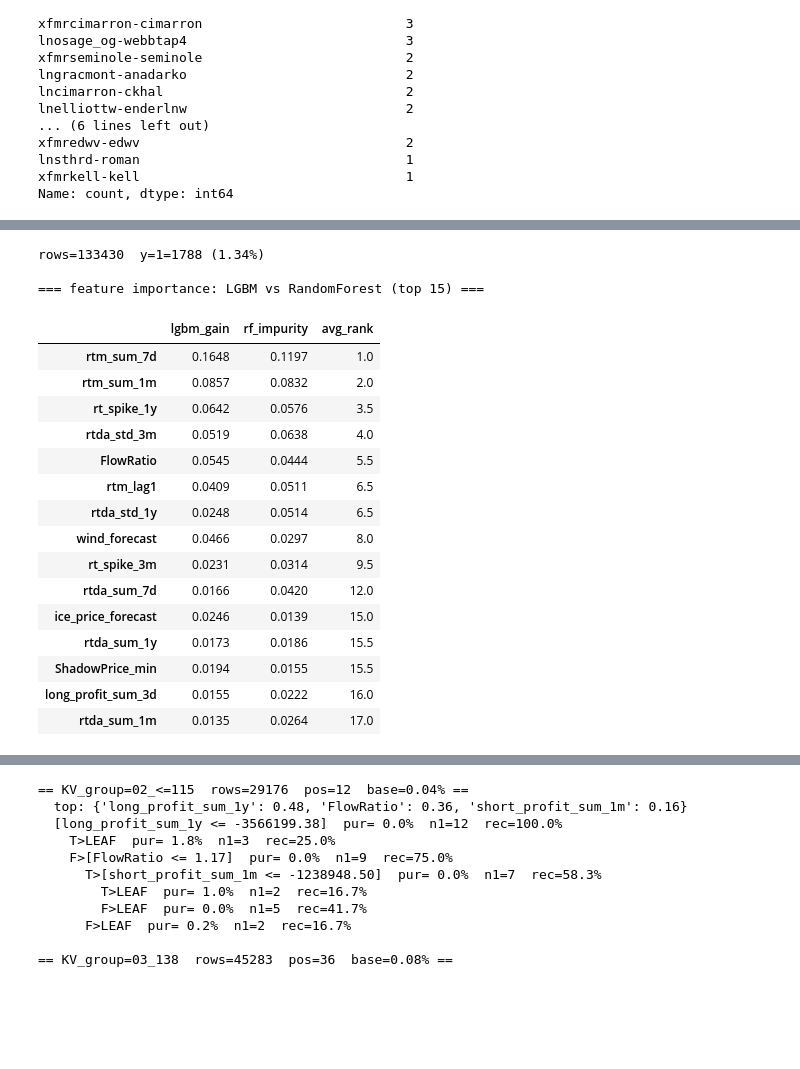
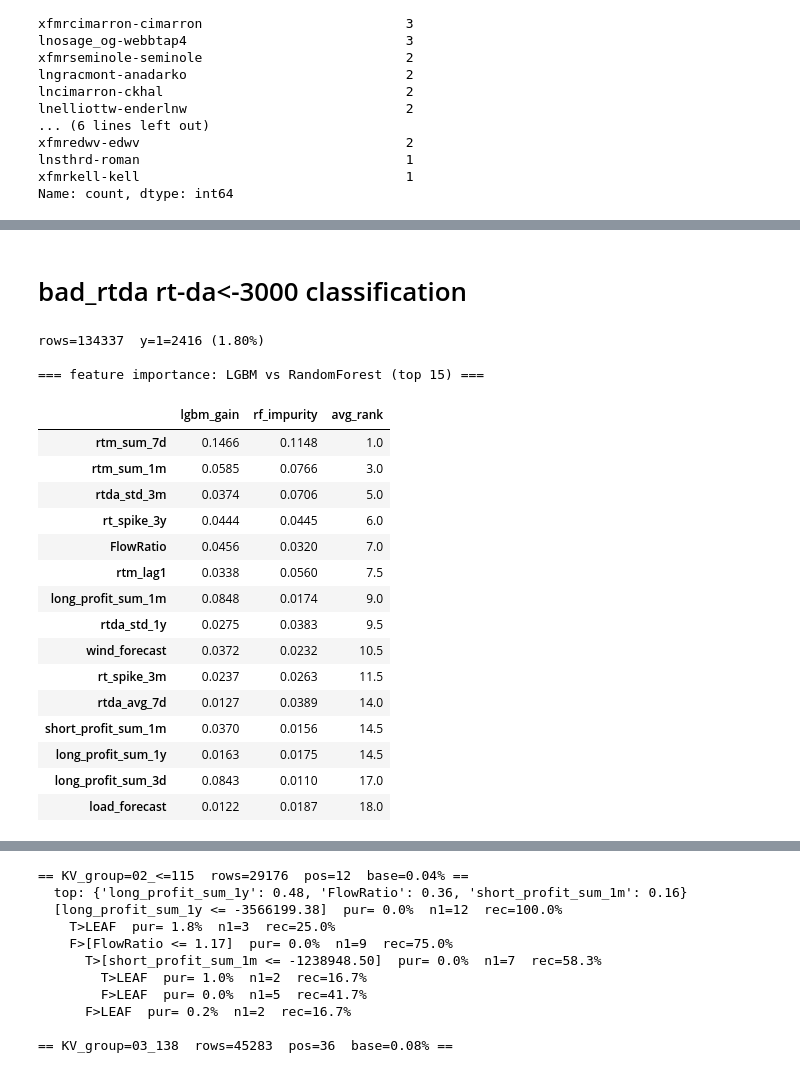
Before and after one commit to qingcheng-rgb/Qingcheng, a Jupyter notebook: QCTest/constraint_family_exposure_risk/SPP_risk_cut_analysis.ipynb, the cells around one changed output, grey strips where cells are left out. Cells and saved outputs as stored; diff of their text form; code cells hidden in the pictures; blank space fills up the shorter version.

```diff
--- a/QCTest/constraint_family_exposure_risk/SPP_risk_cut_analysis.ipynb
+++ b/QCTest/constraint_family_exposure_risk/SPP_risk_cut_analysis.ipynb
@@ -26,0 +98,35 @@ holdout_df: (231724, 80)
+# %%
+# keys present in train OR holdout
+existing = pd.concat([
+    train_df[['dt', 'constraint_family_num']],
+    holdout_df[['dt', 'constraint_family_num']],
+]).drop_duplicates()
+
+# align dtypes so the join matches (dt as str, family as int)
+merged_all_2021['dt'] = merged_all_2021['dt'].astype(str)
+merged_all_2021['constraint_family_num'] = merged_all_2021['constraint_family_num'].astype('int64')
+existing['dt'] = existing['dt'].astype(str)
+existing['constraint_family_num'] = existing['constraint_family_num'].astype('int64')
+
+# keep only merged_all_2021 rows NOT in train_df/holdout_df
+chk = merged_all_2021.merge(existing, on=['dt', 'constraint_family_num'],
+                            how='left', indicator=True)
+only_in_result = chk[chk['_merge'] == 'left_only'].drop(columns='_merge')
+
+print('rows only in merged_all_2021:', len(only_in_result),
+      '| families:', only_in_result['constraint_family_num'].nunique())
+only_in_result.head()
+
+only_in_result = only_in_result.query('rtm <= -3000')
+
+common_cols = [c for c in train_df.columns if c in only_in_result.columns]
+
+combined = pd.concat(
+    [train_df, only_in_result[common_cols]],
+    ignore_index=True,
+)
+print('combined:', combined.shape, '| cols:', len(combined.columns))
+combined.tail()
+
+train_df = combined
+del combined
@@ -582,3 +701,5 @@ dropped:  53
+# %% [markdown]
+# bad_rtda rt-da<-3000 classification
 # %%
 import numpy as np, pandas as pd, lightgbm as lgb
 from sklearn.ensemble import RandomForestClassifier
@@ -620,55 +741,47 @@ def show(nd=0, dep=0, br=''):
     tot = n1[nd] + n0[nd]; pur = n1[nd]/tot*100 if tot else 0; rec = n1[nd]/pos*100
     lab = 'LEAF' if t.feature[nd]==_tree.TREE_UNDEFINED else f'[{feat[t.feature[nd]]} <= {t.threshold[nd]:.3f}]'
     print(f'  {"  "*dep}{br}{lab}  n1={int(n1[nd]):>4}  purity={pur:4.1f}%  recall={rec:4.1f}%')
     if t.feature[nd] != _tree.TREE_UNDEFINED:
         show(t.children_left[nd], dep+1, 'T> ')   # <= thr
         show(t.children_right[nd], dep+1, 'F> ')  # >  thr
 show()
 
 # leaf rules ranked by #1s captured (kept from your cell)
 rules = {}
 def rec(n, c):
     if t.feature[n]==_tree.TREE_UNDEFINED: rules[n]=' AND '.join(c) or '(all)'
     else:
         f, th = feat[t.feature[n]], t.threshold[n]
         rec(t.children_left[n], c+[f'{f} <= {th:.3f}']); rec(t.children_right[n], c+[f'{f} > {th:.3f}'])
 rec(0, [])
 leaves = [i for i in range(t.node_count) if t.feature[i]==_tree.TREE_UNDEFINED]
 tab = (pd.DataFrame([{'n_1':int(n1[i]),'n_rows':int(n1[i]+n0[i]),
                       'recall':round(n1[i]/pos*100,1),'purity':round(n1[i]/(n1[i]+n0[i])*100,1),
                       'rule':rules[i]} for i in leaves]).sort_values('n_1',ascending=False).reset_index(drop=True))
 tab['cum_recall'] = (tab['n_1'].cumsum()/pos*100).round(1); tab['cum_rows'] = (tab['n_rows'].cumsum()/N*100).round(1)
 print('\n=== leaf rules ranked by # of 1s captured ===')
 for _, r in tab.iterrows():
     print(f"n_1={int(r['n_1']):>4}  recall={r['recall']:>5}%  purity={r['purity']:>5}%  "
           f"cum_recall={r['cum_recall']:>5}%  cum_rows={r['cum_rows']:>5}%")
     print(f"     RULE: {r['rule']}")
-
-# ---------- 3) resample? ----------
-print('\n=== resample judgement ===')
-print(f'positives = {pos}  ({base*100:.2f}% of {N})')
-if   pos >= 5000: print(f"Verdict: NO — {pos:,} positives is plenty; keep class_weight='balanced'.")
-elif pos >= 1000: print(f"Verdict: NO (borderline) — {pos:,} positives is enough for trees; class_weight handles the {base*100:.1f}% imbalance. Resample only if recall stays poor.")
-else:             print(f"Verdict: {pos} is few — class_weight first; SMOTE/undersample may help but validate on an untouched holdout.")
-print("  Judge with recall / PR-AUC / lift and tune the threshold — not accuracy; prefer weights over resampling.")
 # %% [output]
-rows=133430  y=1=1788 (1.34%)
+rows=134337  y=1=2416 (1.80%)
 
 === feature importance: LGBM vs RandomForest (top 15) ===
 |  | lgbm_gain | rf_impurity | avg_rank |
-| rtm_sum_7d | 0.1648 | 0.1197 | 1.0 |
-| rtm_sum_1m | 0.0857 | 0.0832 | 2.0 |
-| rt_spike_1y | 0.0642 | 0.0576 | 3.5 |
-| rtda_std_3m | 0.0519 | 0.0638 | 4.0 |
-| FlowRatio | 0.0545 | 0.0444 | 5.5 |
-| rtm_lag1 | 0.0409 | 0.0511 | 6.5 |
-| rtda_std_1y | 0.0248 | 0.0514 | 6.5 |
-| wind_forecast | 0.0466 | 0.0297 | 8.0 |
-| rt_spike_3m | 0.0231 | 0.0314 | 9.5 |
-| rtda_sum_7d | 0.0166 | 0.0420 | 12.0 |
-| ice_price_forecast | 0.0246 | 0.0139 | 15.0 |
-| rtda_sum_1y | 0.0173 | 0.0186 | 15.5 |
-| ShadowPrice_min | 0.0194 | 0.0155 | 15.5 |
-| long_profit_sum_3d | 0.0155 | 0.0222 | 16.0 |
-| rtda_sum_1m | 0.0135 | 0.0264 | 17.0 |
+| rtm_sum_7d | 0.1466 | 0.1148 | 1.0 |
+| rtm_sum_1m | 0.0585 | 0.0766 | 3.0 |
+| rtda_std_3m | 0.0374 | 0.0706 | 5.0 |
+| rt_spike_3y | 0.0444 | 0.0445 | 6.0 |
+| FlowRatio | 0.0456 | 0.0320 | 7.0 |
+| rtm_lag1 | 0.0338 | 0.0560 | 7.5 |
+| long_profit_sum_1m | 0.0848 | 0.0174 | 9.0 |
+| rtda_std_1y | 0.0275 | 0.0383 | 9.5 |
+| wind_forecast | 0.0372 | 0.0232 | 10.5 |
+| rt_spike_3m | 0.0237 | 0.0263 | 11.5 |
+| rtda_avg_7d | 0.0127 | 0.0389 | 14.0 |
+| short_profit_sum_1m | 0.0370 | 0.0156 | 14.5 |
+| long_profit_sum_1y | 0.0163 | 0.0175 | 14.5 |
+| long_profit_sum_3d | 0.0843 | 0.0110 | 17.0 |
+| load_forecast | 0.0122 | 0.0187 | 18.0 |
 === tree splits: n1 = #(y=1) at node, purity, recall ===
```
Also changed, not shown: parts of 68 cells of this notebook, 6 other files.
